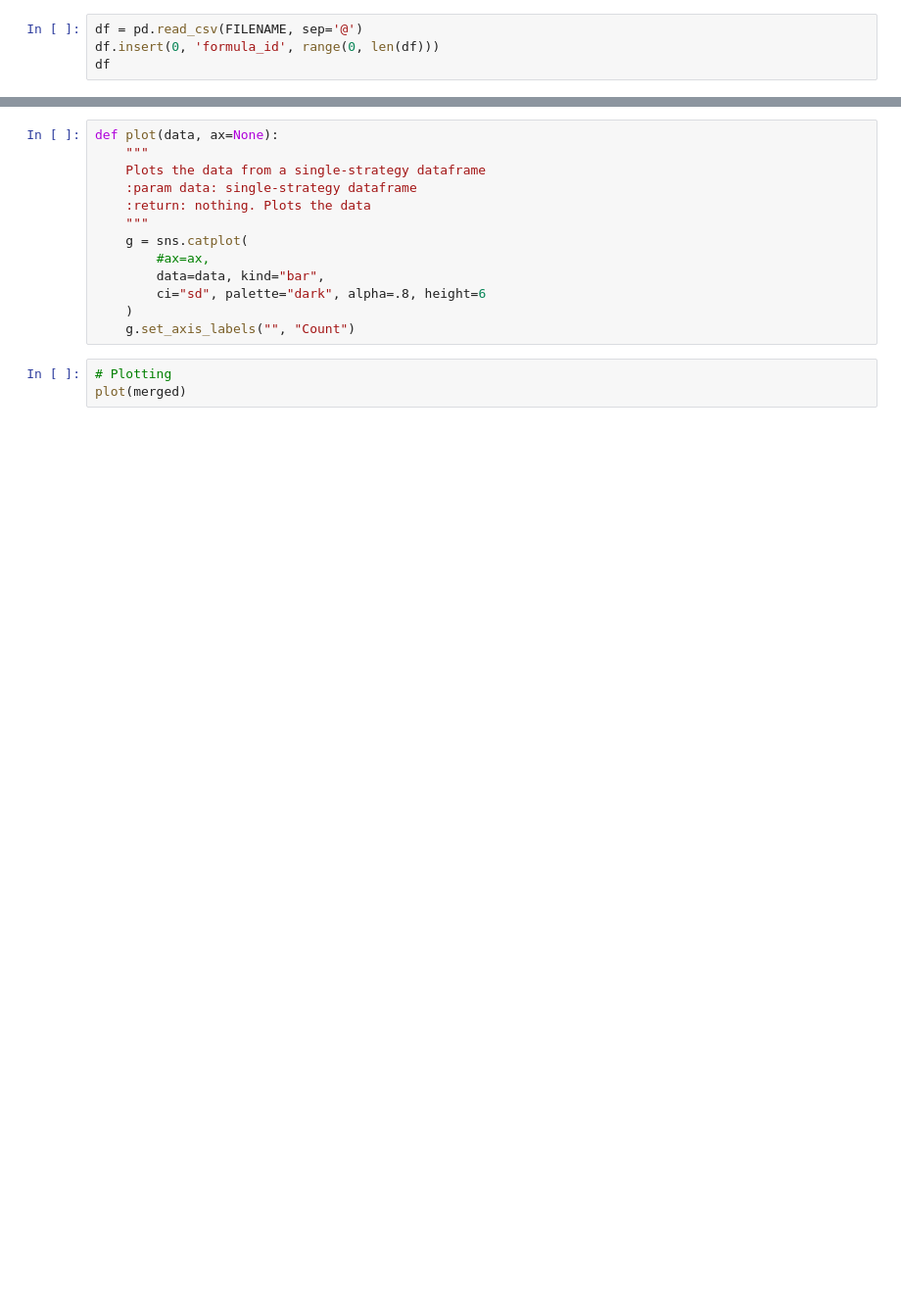
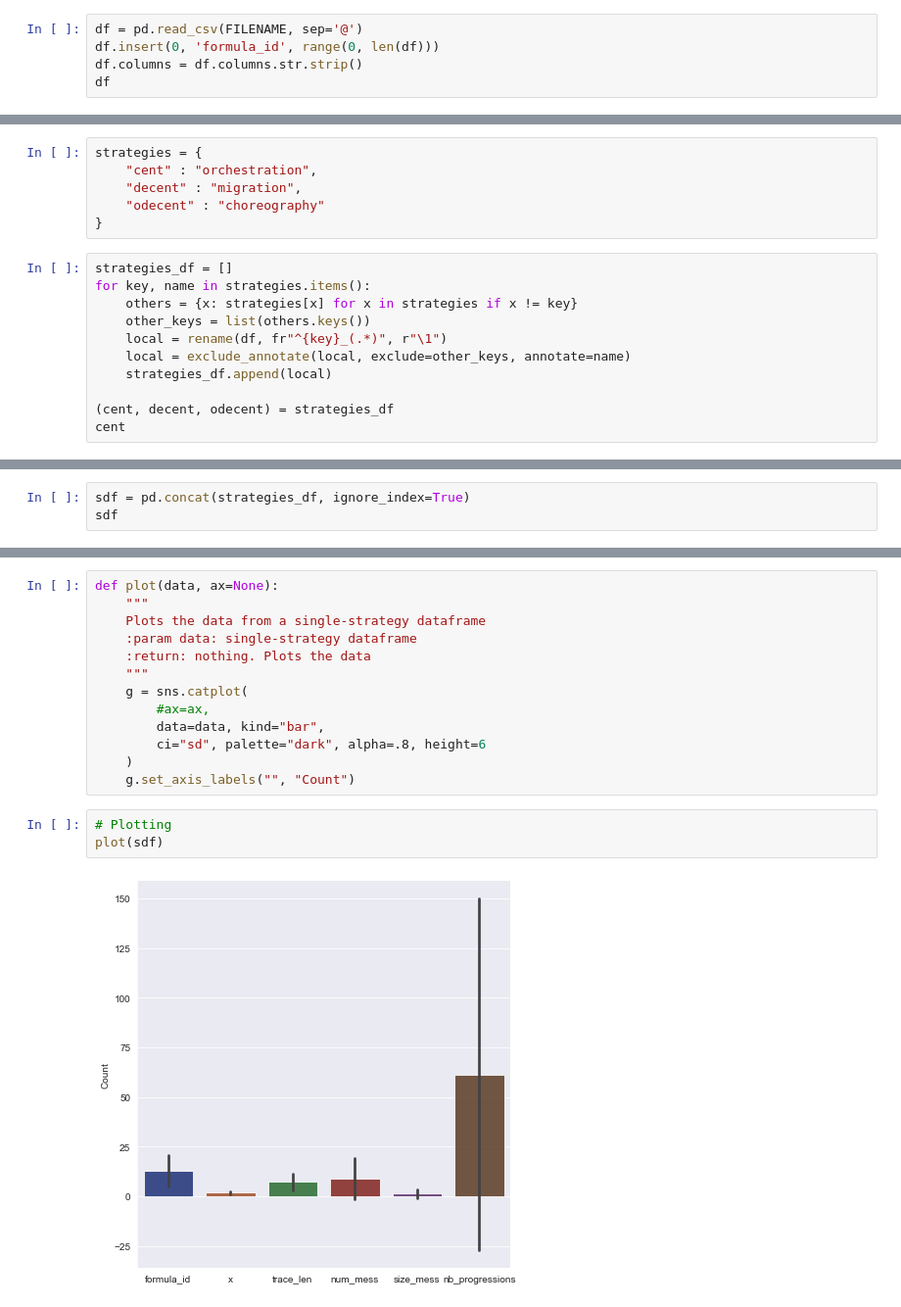
Before and after one commit to ennioVisco/predicting-decentmon, a Jupyter notebook: main.ipynb, the cells around one changed output, grey strips where cells are left out. Shown: that part at 98% size. Saved outputs shown, nothing was run; the diff lists cells and outputs as text; blank space fills up the shorter version.

```diff
--- a/main.ipynb
+++ b/main.ipynb
@@ -43,6 +48,7 @@ FILENAME = "../decent/log.txt"
 # %%
 df = pd.read_csv(FILENAME, sep='@')
 df.insert(0, 'formula_id', range(0, len(df)))
+df.columns = df.columns.str.strip()
 df
 # %% [output]
 |  | formula_id | x | cent_trace_len | decent_trace_len | odecent_trace_len | cent_num_mess | ... |
@@ -97,0 +71,17 @@ merged
+# %%
+strategies = {
+    "cent" : "orchestration",
+    "decent" : "migration",
+    "odecent" : "choreography"
+}
+# %%
+strategies_df = []
+for key, name in strategies.items():
+    others = {x: strategies[x] for x in strategies if x != key}
+    other_keys = list(others.keys())
+    local = rename(df, fr"^{key}_(.*)", r"\1")
+    local = exclude_annotate(local, exclude=other_keys, annotate=name)
+    strategies_df.append(local)
+
+(cent, decent, odecent) = strategies_df
+cent
@@ -97,0 +106,3 @@ merged
+# %%
+sdf = pd.concat(strategies_df, ignore_index=True)
+sdf
@@ -131,7 +168,9 @@ def plot(data, ax=None):
     g.set_axis_labels("", "Count")
 # %%
 # Plotting
-plot(merged)
+plot(sdf)
+# %% [output]
+[figure, added]
 # %%
 g = sns.FacetGrid(merged_metrics, col="metric", aspect=1.5, sharey=False)
 g.map(sns.barplot, "strategy", "value", order=["orchestration", "migration", "choreography"])
```
Also changed, not shown: parts of 8 cells of this notebook, 3 other files.
